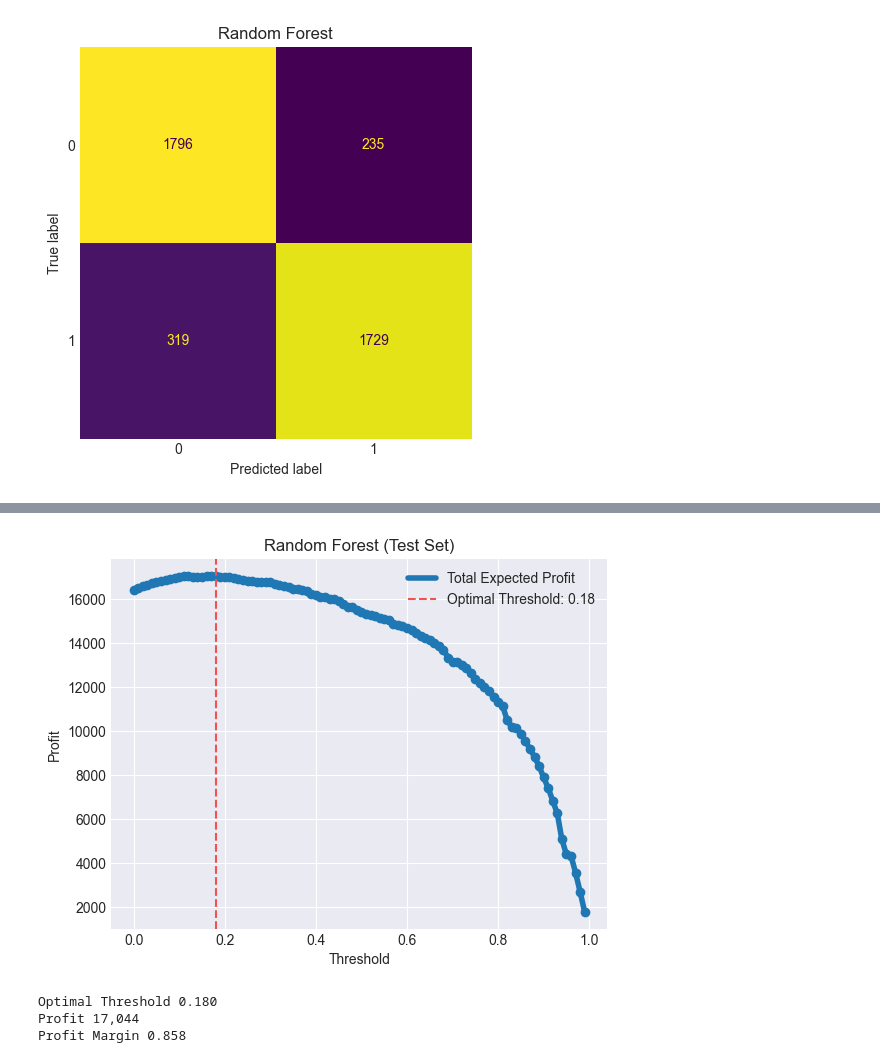
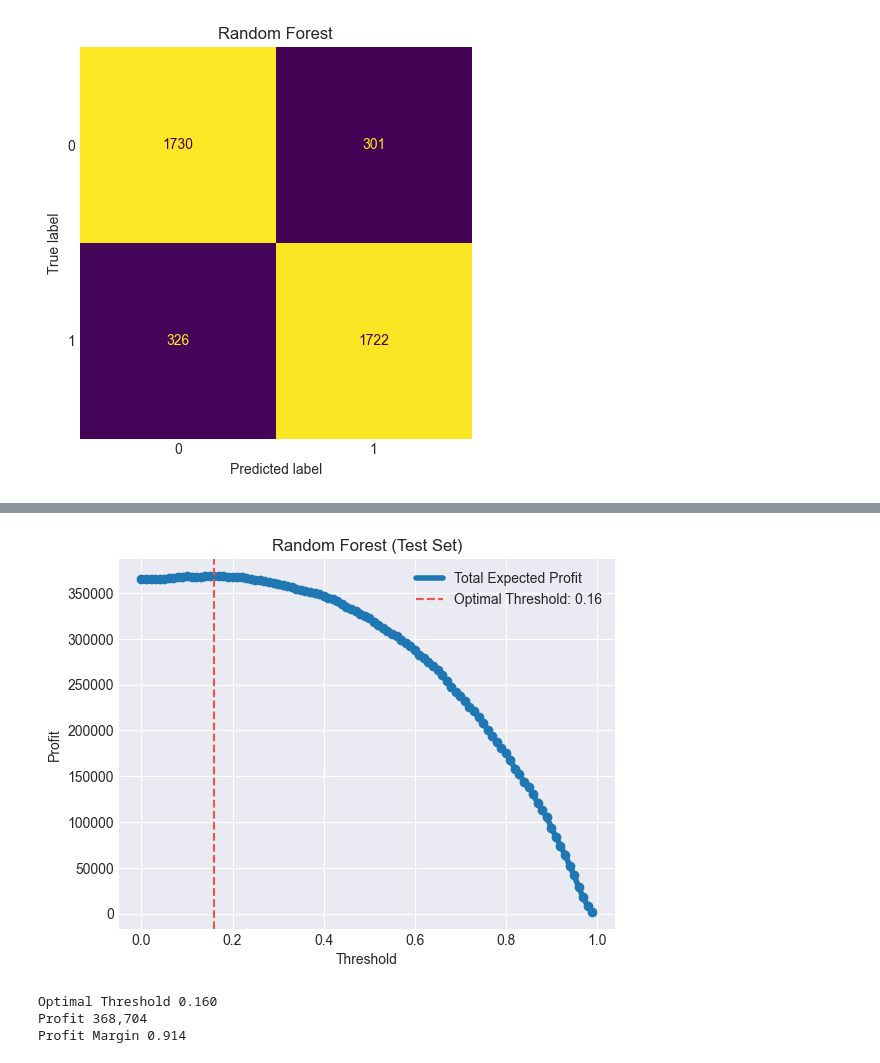
Before and after one commit to vanesterik/mads-telemarketing-assigment, a Jupyter notebook: notebooks/2.0-kve-predictive-modelling.ipynb, the cells around one changed output, grey strips where cells are left out. Drawn from its saved outputs; the diff is of its cells as text; code cells hidden in the pictures.

```diff
--- a/notebooks/2.0-kve-predictive-modelling.ipynb
+++ b/notebooks/2.0-kve-predictive-modelling.ipynb
@@ -183,6 +183,6 @@ classifiers = {
 }
 # %%
-is_hypertuning_enabled = False  # Set to True to enable hypertuning
+is_hypertuning_enabled = True  # Set to True to enable hypertuning
 
 if is_hypertuning_enabled:
     print("Start hypertuning:")
@@ -209,0 +214,3 @@ else:
+# %%
+for name, (_, params) in classifiers.items():
+    print(f"- {name}: {params}")
@@ -292,6 +305,7 @@ for name, y_prob in y_probs.items():
     metrics[name] = calculate_profit_thresholds(
         y_train,
         y_prob,
-        # cost_per_call=200,
+        cost_per_call=11,
+        revenue_per_success=200,
     )
 # %%
@@ -341,6 +357,6 @@ print(tabulate(table, headers, tablefmt="github"))
 # %%
 # Select classifier with highest maximum profit
-selected_model_name = max(metrics.items(), key=lambda x: x[1][2])[0]
+selected_model_name = max(metrics.items(), key=lambda x: x[1][3])[0]
 # Grab the best model based on the name
 selected_model = classifiers[selected_model_name][0]
 
@@ -426,27 +442,32 @@ plt.show()
 # %%
 (
     thresholds,
     profits,
     optimal_threshold,
     profit,
     profit_margin,
-) = calculate_profit_thresholds(y_test, y_prob)
+) = calculate_profit_thresholds(
+    y_test,
+    y_prob,
+    revenue_per_success=200,
+    cost_per_call=11,
+)
 
 fig, ax = plt.subplots()
 plot_profit_thresholds(
     profits,
     thresholds,
     optimal_threshold,
     ax=ax,
     model_name=f"{selected_model_name} (Test Set)",
 )
 plt.show()
 
 print("Optimal Threshold", f"{optimal_threshold:.3f}")
 print("Profit", f"{profit:,}")
 print("Profit Margin", f"{profit_margin:.3f}")
 # %% [output]
-[figure, old version]
+[figure, new version]
-Optimal Threshold 0.180
-Profit 17,044
-Profit Margin 0.858
+Optimal Threshold 0.160
+Profit 368,704
+Profit Margin 0.914
```
Also changed, not shown: parts of 12 cells of this notebook, 9 other files.
